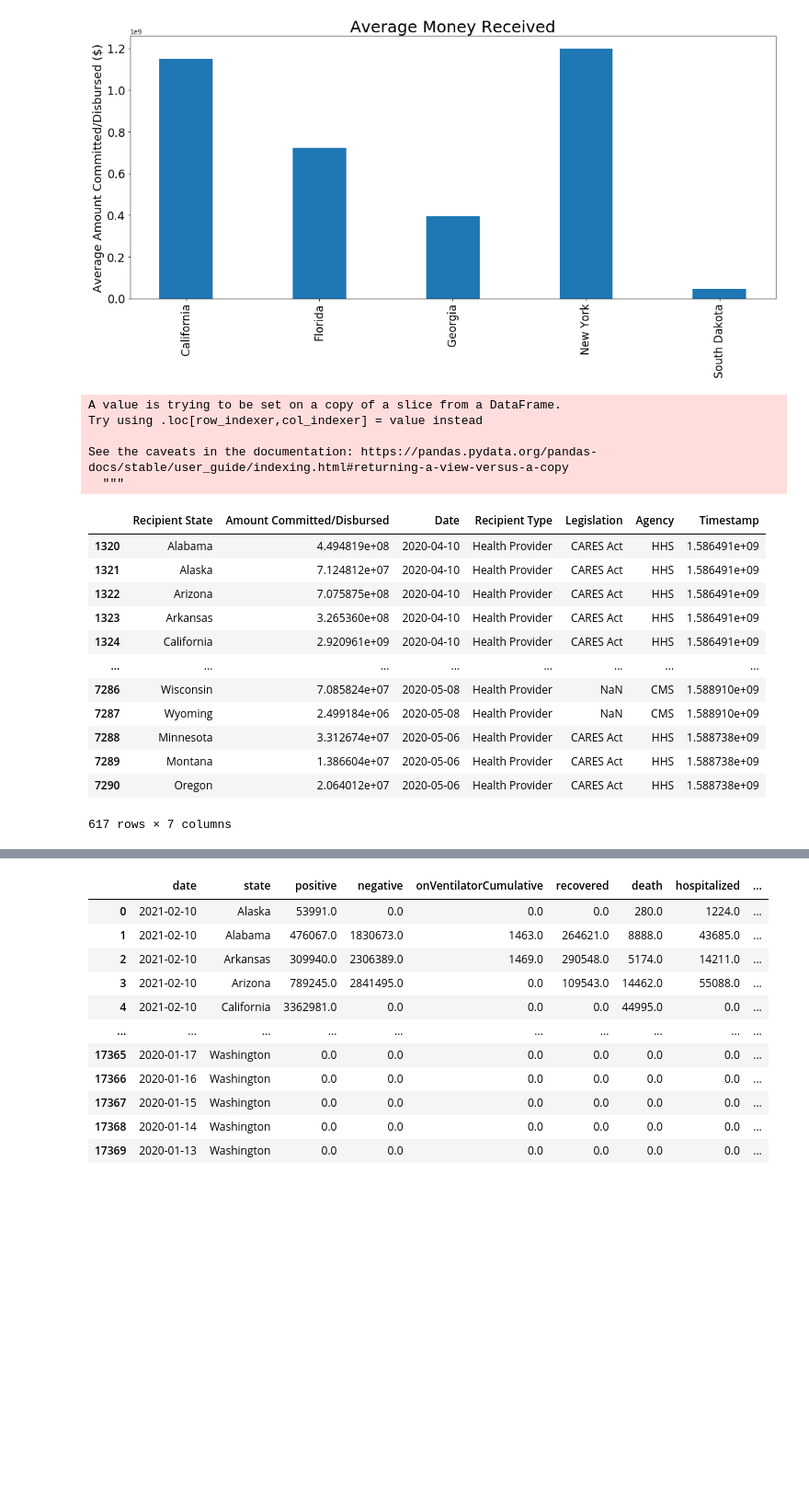
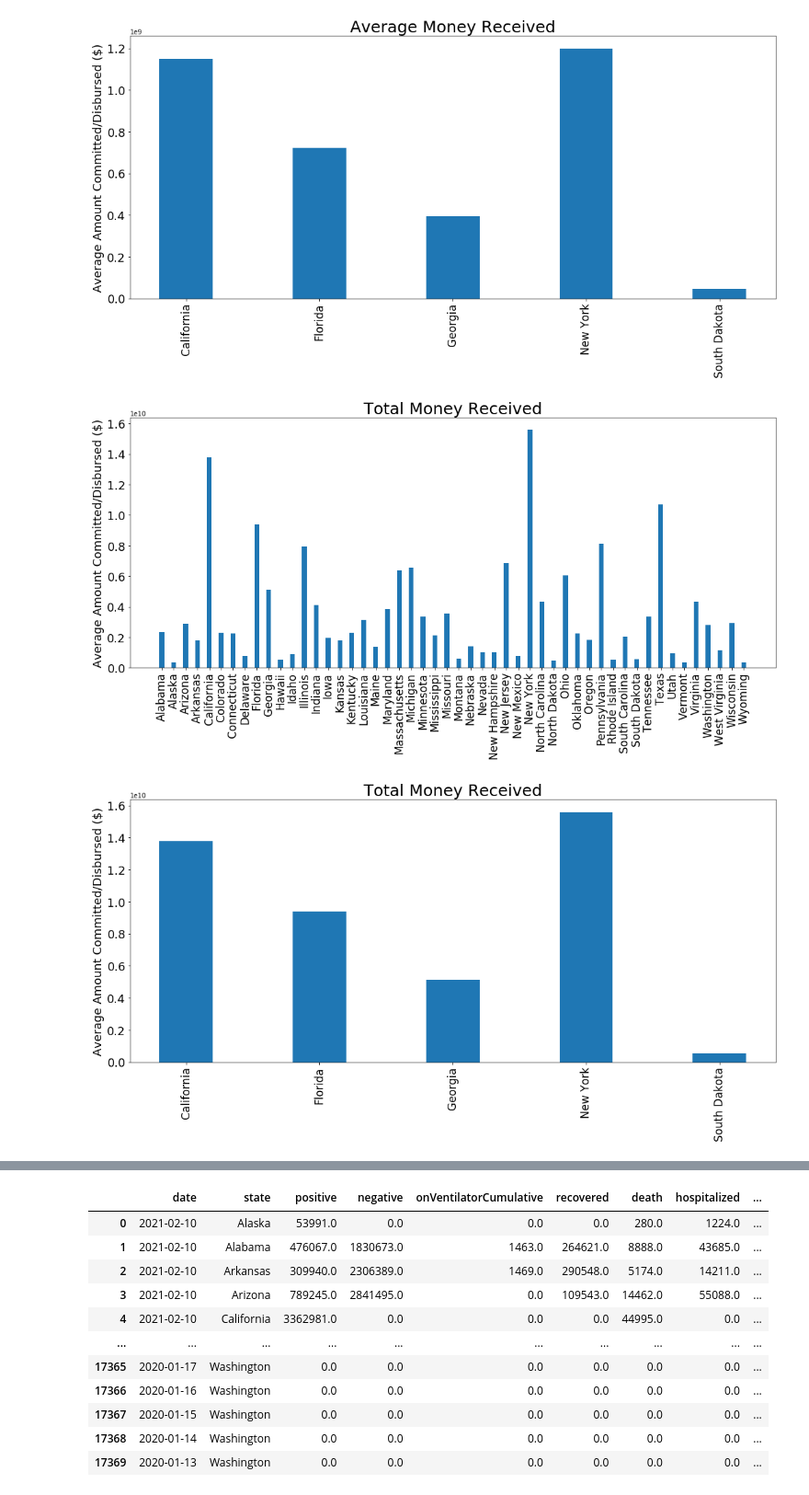
Before and after one commit to uno-sebastian/covid-19-state-spending, a Jupyter notebook: Spending_data_elaboration.ipynb, the cells around one changed output, grey strips where cells are left out. Shown at 92% size. Cells and saved outputs as stored; diff of their text form; code cells hidden in the pictures; blank space fills up the shorter version.

```diff
--- a/Spending_data_elaboration.ipynb
+++ b/Spending_data_elaboration.ipynb
@@ -71,29 +71,14 @@ fig_title = 'Average_money_SOI.png'
 fnc.bar_plot(state_groupOI_df[states],  state_groupOI_df[money], 'Average Money Received',fnc.where_save(fig_title))
 # %% [output]
 [figure]
-# %%
-import datetime as dt
-#converting the dates in timestamp - it will serve the purpose later on probably
-dates = states_df['Date'].to_list()
-timestamp = [dt.datetime.timestamp(dates[x]) for x, date in enumerate(dates) ]
-states_df['Timestamp'] = timestamp
-states_df
-# %% [output]
-A value is trying to be set on a copy of a slice from a DataFrame.
-Try using .loc[row_indexer,col_indexer] = value instead
-
-See the caveats in the documentation: https://pandas.pydata.org/pandas-docs/stable/user_guide/indexing.html#returning-a-view-versus-a-copy
-  """
-|  | Recipient State | Amount Committed/Disbursed | Date | Recipient Type | Legislation | Agency | Timestamp |
-| 1320 | Alabama | 4.494819e+08 | 2020-04-10 | Health Provider | CARES Act | HHS | 1.586491e+09 |
-| 1321 | Alaska | 7.124812e+07 | 2020-04-10 | Health Provider | CARES Act | HHS | 1.586491e+09 |
-| 1322 | Arizona | 7.075875e+08 | 2020-04-10 | Health Provider | CARES Act | HHS | 1.586491e+09 |
-| 1323 | Arkansas | 3.265360e+08 | 2020-04-10 | Health Provider | CARES Act | HHS | 1.586491e+09 |
-| 1324 | California | 2.920961e+09 | 2020-04-10 | Health Provider | CARES Act | HHS | 1.586491e+09 |
-| ... | ... | ... | ... | ... | ... | ... | ... |
-| 7286 | Wisconsin | 7.085824e+07 | 2020-05-08 | Health Provider | NaN | CMS | 1.588910e+09 |
-| 7287 | Wyoming | 2.499184e+06 | 2020-05-08 | Health Provider | NaN | CMS | 1.588910e+09 |
-| 7288 | Minnesota | 3.312674e+07 | 2020-05-06 | Health Provider | CARES Act | HHS | 1.588738e+09 |
-| 7289 | Montana | 1.386604e+07 | 2020-05-06 | Health Provider | CARES Act | HHS | 1.588738e+09 |
-| 7290 | Oregon | 2.064012e+07 | 2020-05-06 | Health Provider | CARES Act | HHS | 1.588738e+09 |
-617 rows × 7 columns
+# %%
+state_group_df = states_df.groupby('Recipient State')[money].sum().reset_index()
+fig_title = 'Total_money_received_all_states.png'
+fnc.bar_plot(state_group_df[states],  state_group_df[money], 'Total Money Received',fnc.where_save(fig_title))
+#plotting the data only for the states of interest
+state_groupOI_df = state_group_df.loc[state_group_df[states].isin(state_OI)]
+fig_title = 'Total_money_SOI.png'
+fnc.bar_plot(state_groupOI_df[states],  state_groupOI_df[money], 'Total Money Received',fnc.where_save(fig_title))
+# %% [output]
+[figure, added]
+[figure, added]
```
Also changed, not shown: parts of 5 cells of this notebook, 35 other files.
